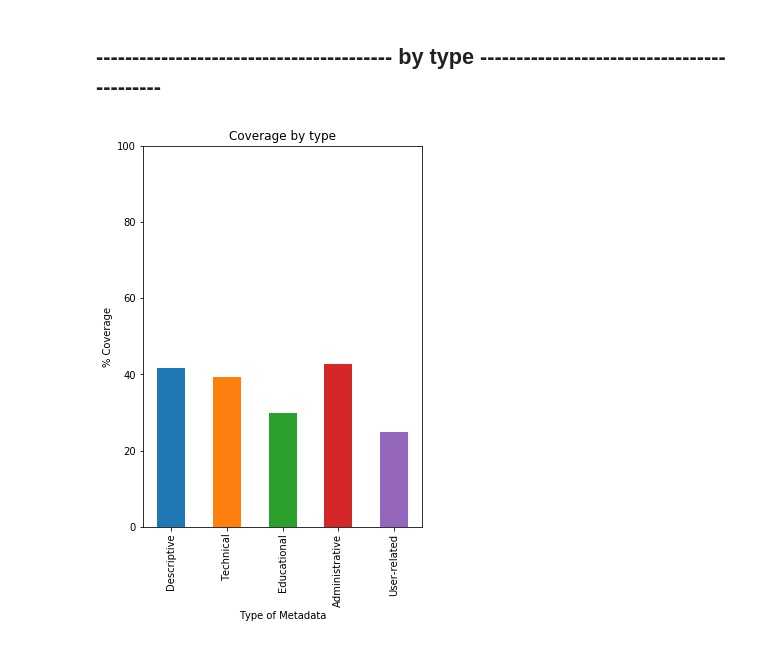
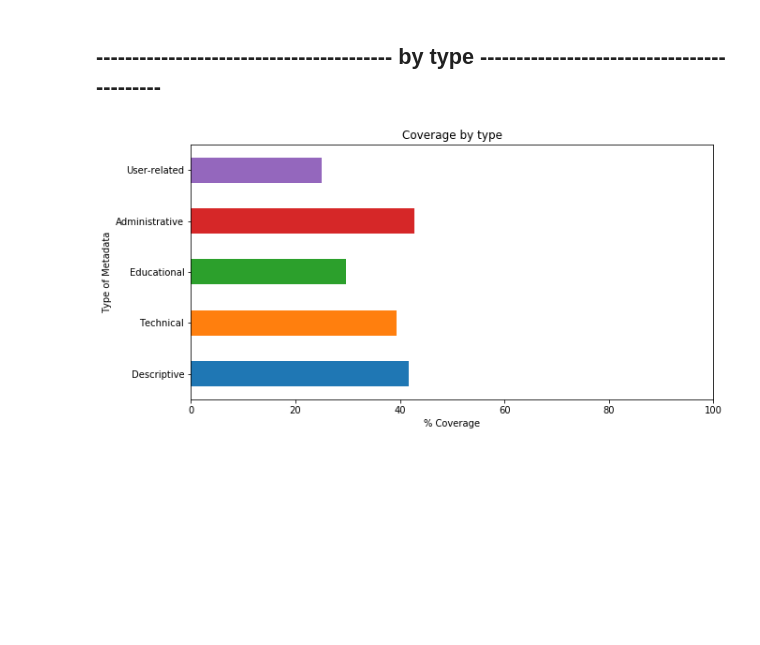
Before and after one commit to adimitrova/Thesis, a Jupyter notebook: Python Scripts/Metadata platform coverage stats and plots.ipynb, the cells around one changed output. Cells and saved outputs as stored; diff of their text form; code cells hidden in the pictures; blank space fills up the shorter version.

Commit message:
fixing figures and stats

```diff
--- a/Python Scripts/Metadata platform coverage stats and plots.ipynb
+++ b/Python Scripts/Metadata platform coverage stats and plots.ipynb
@@ -194,18 +194,18 @@ def avg(listOfItems):
 # %%
 # Descriptive
 mdtype = ['Descriptive','Technical','Educational','Administrative','User-related']
 descr = (tudD_cov,edxD_cov,udacityD_cov,udemyD_cov,lyndaD_cov,coursD_cov,khanD_cov)
 tech = (tudT_cov,edxT_cov,udacityT_cov,udemyT_cov,lyndaT_cov,coursT_cov,khanT_cov)
 adm = (tudA_cov,edxA_cov,udacityA_cov,udemyA_cov,lyndaA_cov,coursA_cov,khanA_cov)
 edu = (tudE_cov,edxE_cov,udacityE_cov,udemyE_cov,lyndaE_cov,coursE_cov,khanE_cov)
 usr = (tudU_cov,edxU_cov,udacityU_cov,udemyU_cov,lyndaU_cov,coursU_cov,khanU_cov)
 data = [avg(descr),avg(tech),avg(edu),avg(adm),avg(usr)]
 
 data_ser = pd.Series(data, index=mdtype)
-data_ser.plot(x='coverage',kind='bar',ylim=(0,100),figsize=(5, 7),title="Coverage by type")
+data_ser.plot(x='coverage',kind='barh',xlim=(0,100),figsize=(10, 5),title="Coverage by type")
 
-plt.ylabel('% Coverage')
-plt.xlabel('Type of Metadata')
-plt.savefig(imagepath+'\\byTypeCov.png',bbox_inches="tight")
+plt.xlabel('% Coverage')
+plt.ylabel('Type of Metadata')
+plt.savefig(imagepath+'\\byTypeCovH.png',bbox_inches="tight")
 # %% [output]
-[figure, old version]
+[figure, new version]
```
Also changed, not shown: parts of 1 cell of this notebook, 7 other files.
